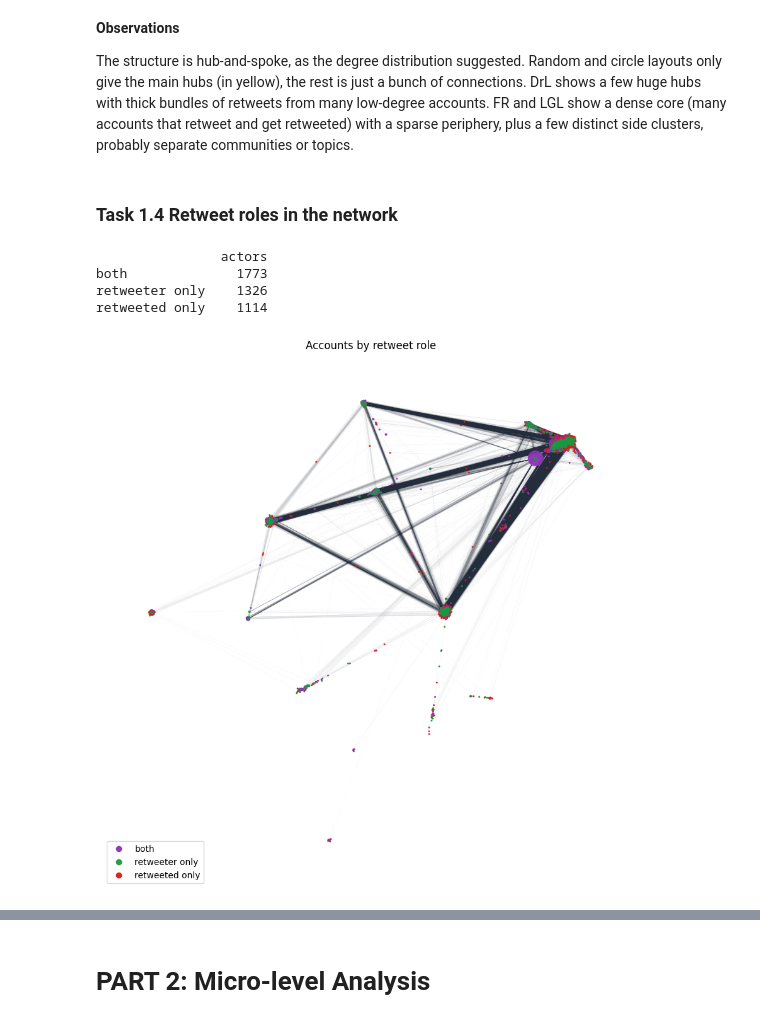
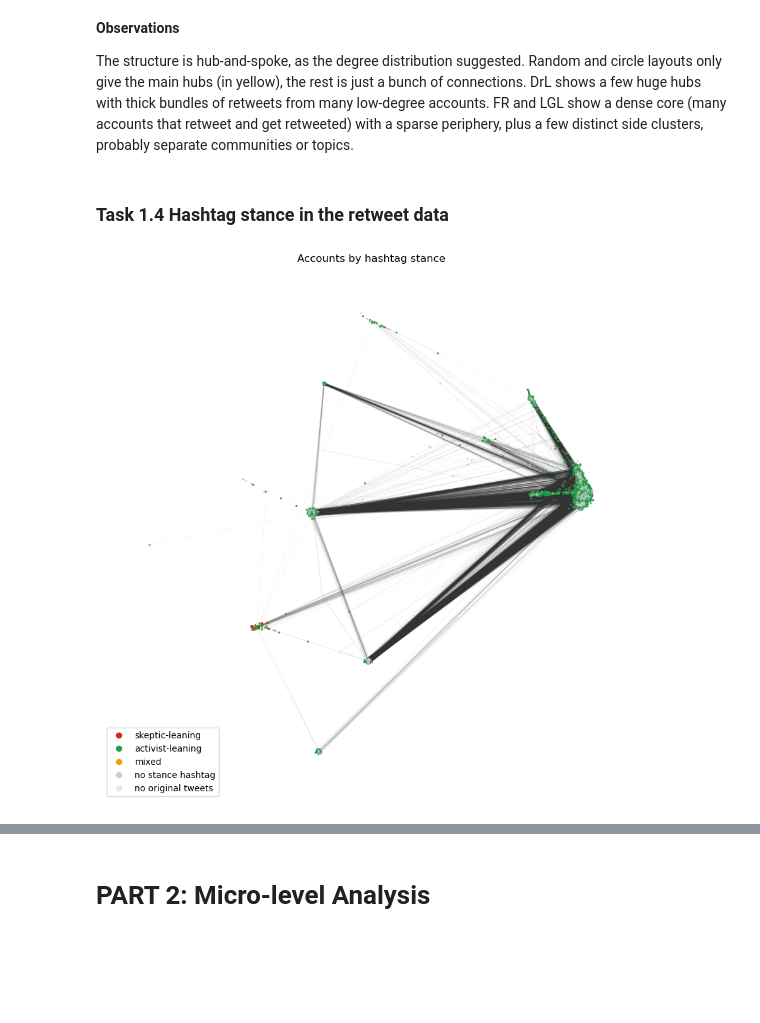
Before and after one commit to oskarpiibar/Mining-of-Social-Data, a Jupyter notebook: Lab2/lab2.ipynb, the cells around one changed output, grey strips where cells are left out. Cells and saved outputs as stored; diff of their text form; code cells hidden in the pictures; blank space fills up the shorter version.

Commit message:
Restore Celia's tasks 1.4 and 2.5-2.7, keep Part 3

```diff
--- a/Lab2/lab2.ipynb
+++ b/Lab2/lab2.ipynb
@@ -10,11 +10,8 @@ import numpy as np
 import time, random
 from scipy.stats import spearmanr
 # %%
-DATA_CANDIDATES = [Path('data/network_data'), Path('../data/network_data')]
-DATA = next((path for path in DATA_CANDIDATES if (path / 'edges.csv').exists()), None)
-if DATA is None:
-    raise FileNotFoundError('Could not find data/network_data/edges.csv')
-edges = pd.read_csv(DATA / 'edges.csv',
+DATA = Path('../data')
+edges = pd.read_csv(DATA / 'retweet_network_edges.csv',
                     dtype={'source_account_id': str, 'target_account_id': str,
                            'unresolved_target_tweet_id': str})
 
@@ -183,48 +180,34 @@ plt.show()
 
 The structure is hub-and-spoke, as the degree distribution suggested. Random and circle layouts only give the main hubs (in yellow), the rest is just a bunch of connections. DrL shows a few huge hubs with thick bundles of retweets from many low-degree accounts. FR and LGL show a dense core (many accounts that retweet and get retweeted) with a sparse periphery, plus a few distinct side clusters, probably separate communities or topics.
 # %% [markdown]
-### Task 1.4 Retweet roles in the network
+### Task 1.4 Hashtag stance in the retweet data
 # %%
-# account_groups.csv is not part of the supplied files; derive roles from retweet direction.
+groups = pd.read_csv(DATA / 'account_groups.csv', dtype={'account_id': str}).set_index('account_id')
 names = H_und.vs['name']
-in_deg = np.asarray(H_dir.indegree())
-out_deg = np.asarray(H_dir.outdegree())
-role_values = np.select(
-    [(in_deg > 0) & (out_deg > 0),
-     (out_deg > 0) & (in_deg == 0),
-     (in_deg > 0) & (out_deg == 0)],
-    ['both', 'retweeter only', 'retweeted only'],
-    default='no resolved ties',
-)
-role = pd.Series(role_values, index=H_dir.vs['name']).reindex(names).fillna('no resolved ties')
-stance = role  # Task 2.5 reuses this category column.
 
-stance_colors = {'both': (0.55, 0.20, 0.70, 0.95),
-                 'retweeter only': (0.10, 0.60, 0.25, 0.95),
-                 'retweeted only': (0.85, 0.10, 0.10, 0.95),
-                 'no resolved ties': (0.65, 0.65, 0.65, 0.50)}
+stance = groups['hashtag_stance'].reindex(names).fillna('no original tweets')
+role   = groups['network_role'].reindex(names).fillna('not in retweet network')
+
+stance_colors = {'skeptic-leaning':  (0.85, 0.10, 0.10, 0.95),
+                 'activist-leaning': (0.10, 0.60, 0.25, 0.95),
+                 'mixed':            (0.95, 0.60, 0.00, 0.95),
+                 'no stance hashtag':(0.65, 0.65, 0.65, 0.50),
+                 'no original tweets':(0.80, 0.80, 0.80, 0.40)}
 
 def plot_categories(categories, palette, layout_name, title, fname=None):
-    categories = list(categories)
     fig, ax = plt.subplots(figsize=(11, 11))
     ig.plot(H_und, target=ax, layout=layouts[layout_name],
-            vertex_color=[palette[c] for c in categories],
-            vertex_size=list(size), vertex_frame_width=0, vertex_label=None,
-            edge_color='rgba(35, 45, 60, 0.04)', edge_width=0.3)
+            vertex_color=[palette[c] for c in categories],          # one colour per actor
+            vertex_size=list(size), vertex_frame_width=0, vertex_label=None, edge_width=0.4)
     ax.set_title(title)
     ax.legend(handles=[plt.Line2D([], [], marker='o', ls='', color=col, label=lab)
                        for lab, col in palette.items() if lab in set(categories)], loc='lower left')
     if fname: fig.savefig(fname, dpi=200, bbox_inches='tight')
     plt.show()
 
-print(role.value_counts().to_frame('actors'))
-plot_categories(role, stance_colors, 'drl', 'Accounts by retweet role', 'network_roles.png')
+plot_categories(stance, stance_colors, 'drl', 'Accounts by hashtag stance', 'network_stance.png')   # use the layout you chose
 # %% [output]
-                actors
-both              1773
-retweeter only    1326
-retweeted only    1114
-[figure, old version]
+[figure, new version]
 # %%
 # how many accounts per category in this plot?
 print(stance.value_counts().to_frame('accounts').assign(share=lambda d: (d['accounts'] / d['accounts'].sum()).round(3)))
```
Also changed, not shown: parts of 25 cells of this notebook.
